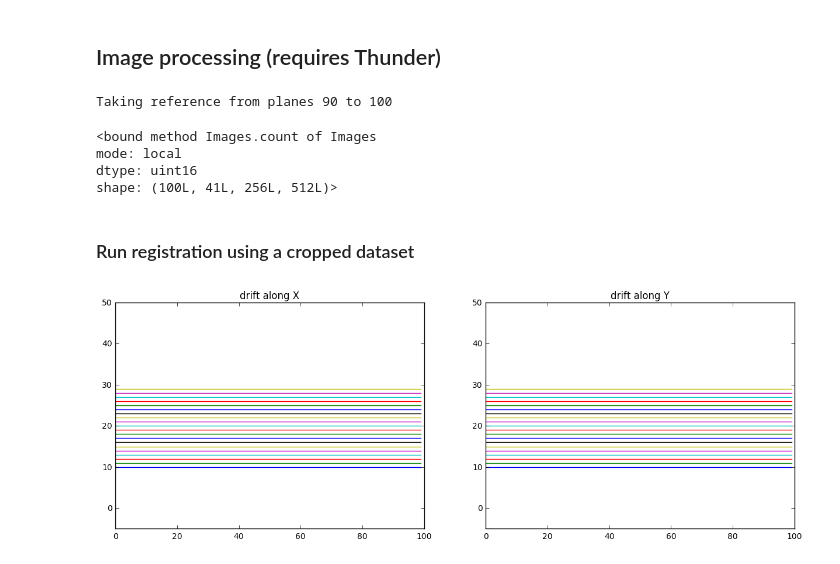
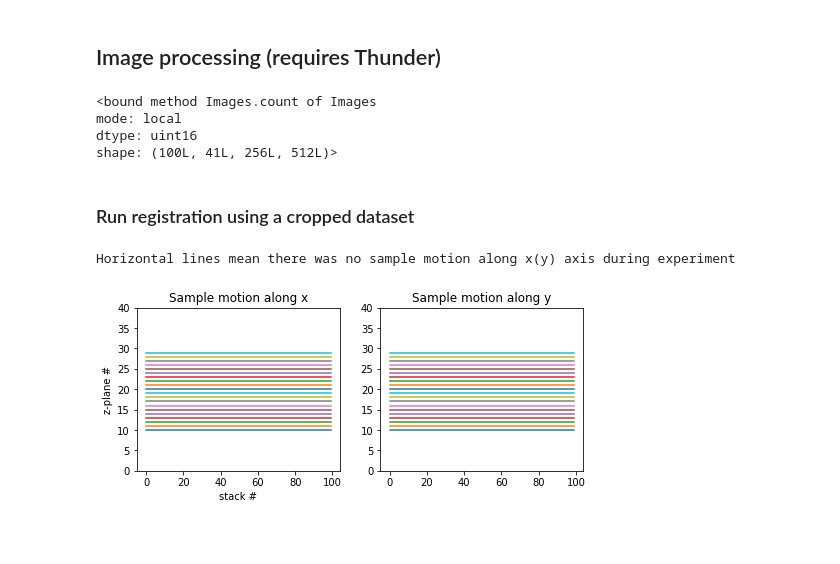
Before and after one commit to nvladimus/ZebrafishFunctionalMaps_LinearRegression, a Jupyter notebook: FunctionalMaps_2016-07-26fish1(cyto).ipynb, the cells around one changed output. Cells and saved outputs as stored; diff of their text form; code cells hidden in the pictures; blank space fills up the shorter version.

```diff
--- a/FunctionalMaps_2016-07-26fish1(cyto).ipynb
+++ b/FunctionalMaps_2016-07-26fish1(cyto).ipynb
@@ -141,49 +119,42 @@ np.save(procDir + 'regressors.npy',np.vstack((behaviorForwConv,FdriftConv,Bdrift
 ## Image processing (requires Thunder)
 # %%
 dims = (41, 256, 512)
-numFrames = 100
+n_stacks = 100
 if sparkOn:
-    # load images using  distributed computing engine Spark
+    # load images using distributed computing engine Spark
     if tifFormat:
-        dat = td.images.fromtif(rawDir, npartitions=numFrames, engine=sc)
+        imaging_data = td.images.fromtif(rawDir, npartitions=n_stacks, engine=sc)
     else:
-        dat = td.images.frombinary(rawDir, shape = dims, ext='tif', npartitions=numFrames, engine=sc)
+        imaging_data = td.images.frombinary(rawDir, shape=dims, ext='tif', npartitions=n_stacks, engine=sc)
 else:
-    #load images in local context
+    # load images in local context
     if tifFormat:
-        dat = td.images.fromtif(rawDir, npartitions=numFrames)
+        imaging_data = td.images.fromtif(rawDir, npartitions=n_stacks)
     else:
-        dat = td.images.frombinary(rawDir, shape = dims, ext='tif', npartitions=numFrames)
+        imaging_data = td.images.frombinary(rawDir, shape=dims, ext='tif', npartitions=n_stacks)
 
-# length of reference, in frames
-refLength = 10
-# reference timerange, last 10 frames
-refR = np.array([numFrames - refLength,numFrames])
-# filter parameters
-filt = {}
-filt['filter'] = 'median'
-filt['footprint'] = 3
-
-print('Taking reference from planes ' + str(refR[0]) + ' to ' + str(refR[-1]))
+# actually load the images, necessary due to 'lazy' execution in Spark.
+imaging_data.count
 # %% [output]
-Taking reference from planes 90 to 100
+<bound method Images.count of Images
+mode: local
+dtype: uint16
+shape: (100L, 41L, 256L, 512L)>
-# %%
-dat.count
-# %% [output]
-<bound method Images.count of Images
-mode: local
-dtype: uint16
-shape: (100L, 41L, 256L, 512L)>
+# %%
+# create reference anatomy stack in ./proc folder
+n_stacks_reference = 10
+ref_stack = imaging_data[-n_stacks_reference:, :, :, :].mean().toarray()
+tifffile.imsave(procDir + 'ref.tif', ref_stack.astype(np.uint16))
 # %% [markdown]
 ### Run registration using a cropped dataset
 # %%
-zStart = 10 #starting plane of registration
-zEnd = 30 #ending plane
-datCrop = dat[:,zStart:zEnd, :, :] # take sub-stack
-reference = datCrop[refR[0]:refR[1],:,:,:].mean().toarray()
+z_start = 10  # starting plane of registration
+z_end = 30  # ending plane of registration
+stacks_cropped_zrange = imaging_data[:, z_start:z_end, :, :]
+reference = stacks_cropped_zrange[-n_stacks_reference:, :, :, :].mean().toarray()
 
-register = CrossCorr(axis = 0)
-model = register.fit(datCrop.median_filter(3), reference=reference)
+register = CrossCorr(axis=0)
+model = register.fit(stacks_cropped_zrange.median_filter(3), reference=reference)
 deltas = model.toarray()
 
 # set registration shifts
@@ -196,18 +167,22 @@ for ti in range(len(model.transformations)):
         model.transformations[(ti,)].delta.append([yshift[ti],xshift[ti]])
 
 # apply registration parameters to the full data
-datRegistered = model.transform(dat)
+imaging_data_registered = model.transform(imaging_data)
 # %%
-#Check XY-drift, straight lines means no drift
-f, axarr = plt.subplots(1, 2,figsize=(15,5))
+# Check XY sample motion during experiment
+f, axarr = plt.subplots(1, 2, figsize=(8, 3))
 for x in range(deltas.shape[1]):
-    axarr[0].plot(deltas[:,x,1] + x + zStart)
-    axarr[0].set_title('drift along X')
-    axarr[0].set_ylim(-5,50)
+    axarr[0].plot(deltas[:,x,1] + x + z_start)
+    axarr[0].set_title('Sample motion along x')
+    axarr[0].set_ylim(0, 40)
+    axarr[0].set_xlabel('stack #')
+    axarr[0].set_ylabel('z-plane #')
 
-    axarr[1].plot(deltas[:,x,0] + x + zStart)
-    axarr[1].set_title('drift along Y')
-    axarr[1].set_ylim(-5,50)
+    axarr[1].plot(deltas[:, x, 0] + x + z_start)
+    axarr[1].set_title('Sample motion along y')
+    axarr[1].set_ylim(0, 40)
+print('Horizontal lines mean there was no sample motion along x(y) axis during experiment')
 # %% [output]
+Horizontal lines mean there was no sample motion along x(y) axis during experiment
-[figure, old version]
+[figure, new version]
 # %% [markdown]
```
Also changed, not shown: parts of 26 cells of this notebook, 7 other files.
